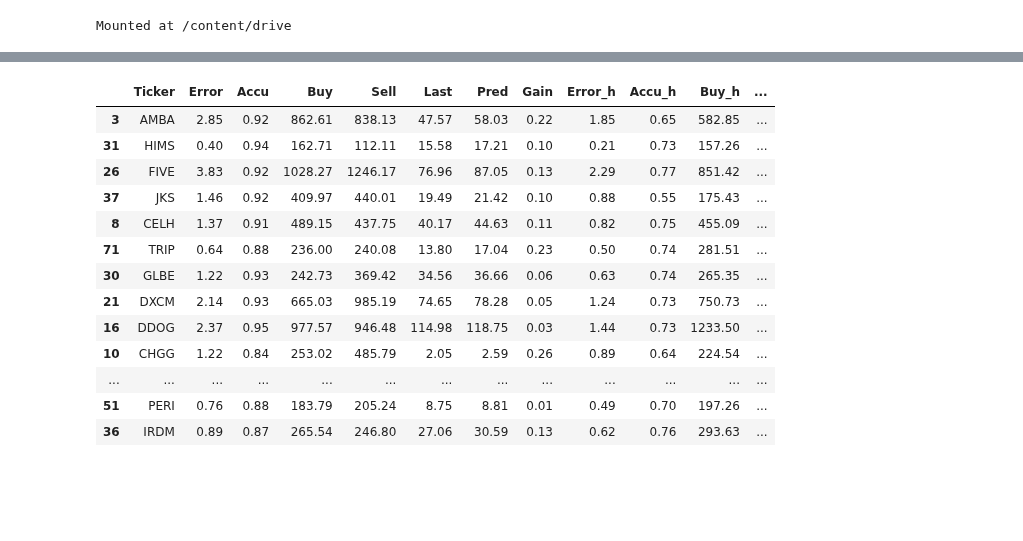
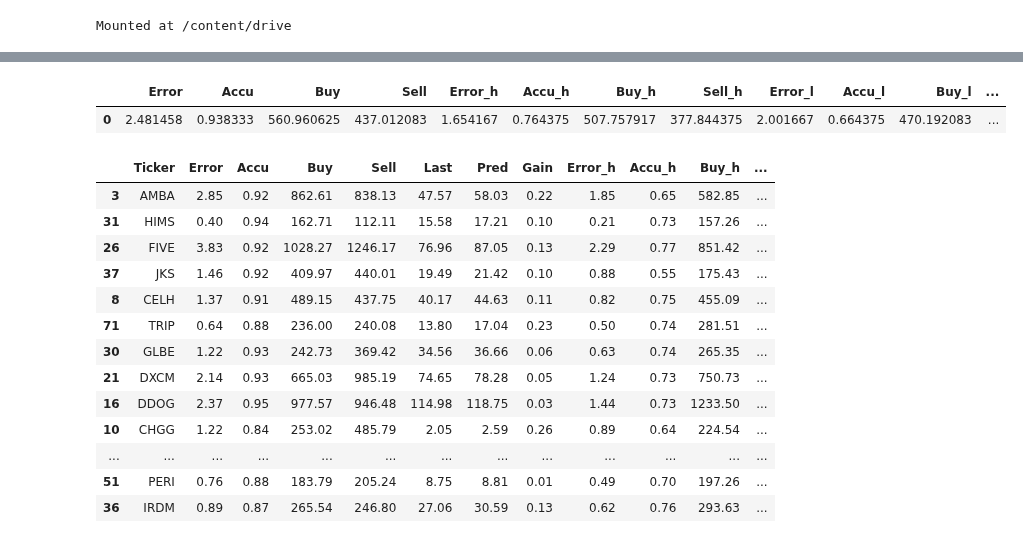
Before and after one commit to ahsank/StockML, a Jupyter notebook: TestLocal.ipynb, the cells around one changed output, grey strips where cells are left out. Drawn from its saved outputs; the diff is of its cells as text; code cells hidden in the pictures; blank space fills up the shorter version.

```diff
--- a/TestLocal.ipynb
+++ b/TestLocal.ipynb
@@ -130,3 +130,12 @@ df.iloc[(df.Alloc * abs(df.Gain_f)).sort_values(ascending=False).index]
+# %%
+perf_cols = ['Error','Accu','Buy', 'Sell','Error_h', 'Accu_h', 'Buy_h', 'Sell_h','Error_l', 'Accu_l', 'Buy_l','Sell_l']
+df1 = df
+mean_values  = df1[perf_cols].mean()
+mean_df_minmax = pd.DataFrame(mean_values).transpose()
+mean_df_minmax
+# %% [output]
+|  | Error | Accu | Buy | Sell | Error_h | Accu_h | Buy_h | Sell_h | Error_l | Accu_l | Buy_l | ... |
+| 0 | 2.481458 | 0.938333 | 560.960625 | 437.012083 | 1.654167 | 0.764375 | 507.757917 | 377.844375 | 2.001667 | 0.664375 | 470.192083 | ... |
 # %%
 findata.EPOCHS=200
 model = "vols-6b-test"
```
Also changed, not shown: parts of 4 cells of this notebook.
